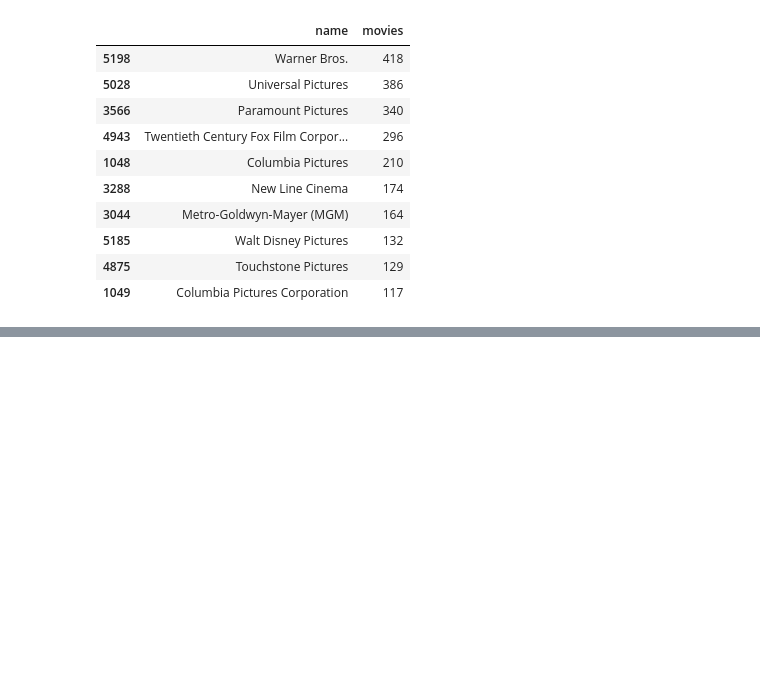
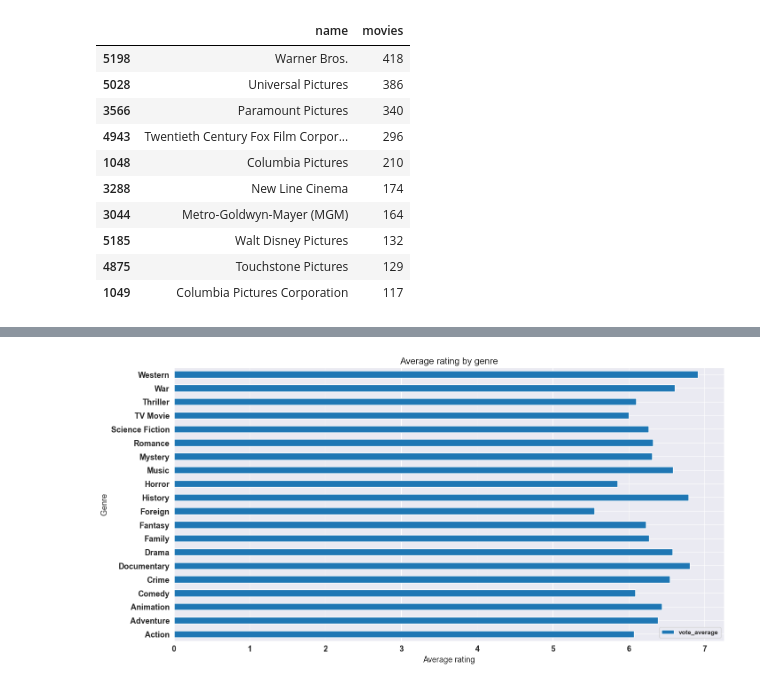
Before and after one commit to MieThorberg/MovieMatch, a Jupyter notebook: MovieRevenueVSBudget.ipynb, the cells around one changed output, grey strips where cells are left out. Cells and saved outputs as stored; diff of their text form; code cells hidden in the pictures; blank space fills up the shorter version.

```diff
--- a/MovieRevenueVSBudget.ipynb
+++ b/MovieRevenueVSBudget.ipynb
@@ -230,0 +251,12 @@ sns.set_style("darkgrid")
+# %%
+rev_genres = genres
+rev_genres  = pd.DataFrame(rev_genres )
+rev_genres ['vote_average'] = data['vote_average']
+mean_rating = rev_genres.groupby('genres').mean()
+mean_rating.plot(kind='barh',figsize=(16,8),fontsize=13)
+plt.title('Average rating by genre',fontsize = 15)
+plt.xlabel('Average rating',fontsize = 13)
+plt.ylabel('Genre',fontsize = 13)
+sns.set_style("darkgrid")
+# %% [output]
+[figure, added]
```
Also changed, not shown: parts of 3 cells of this notebook.
